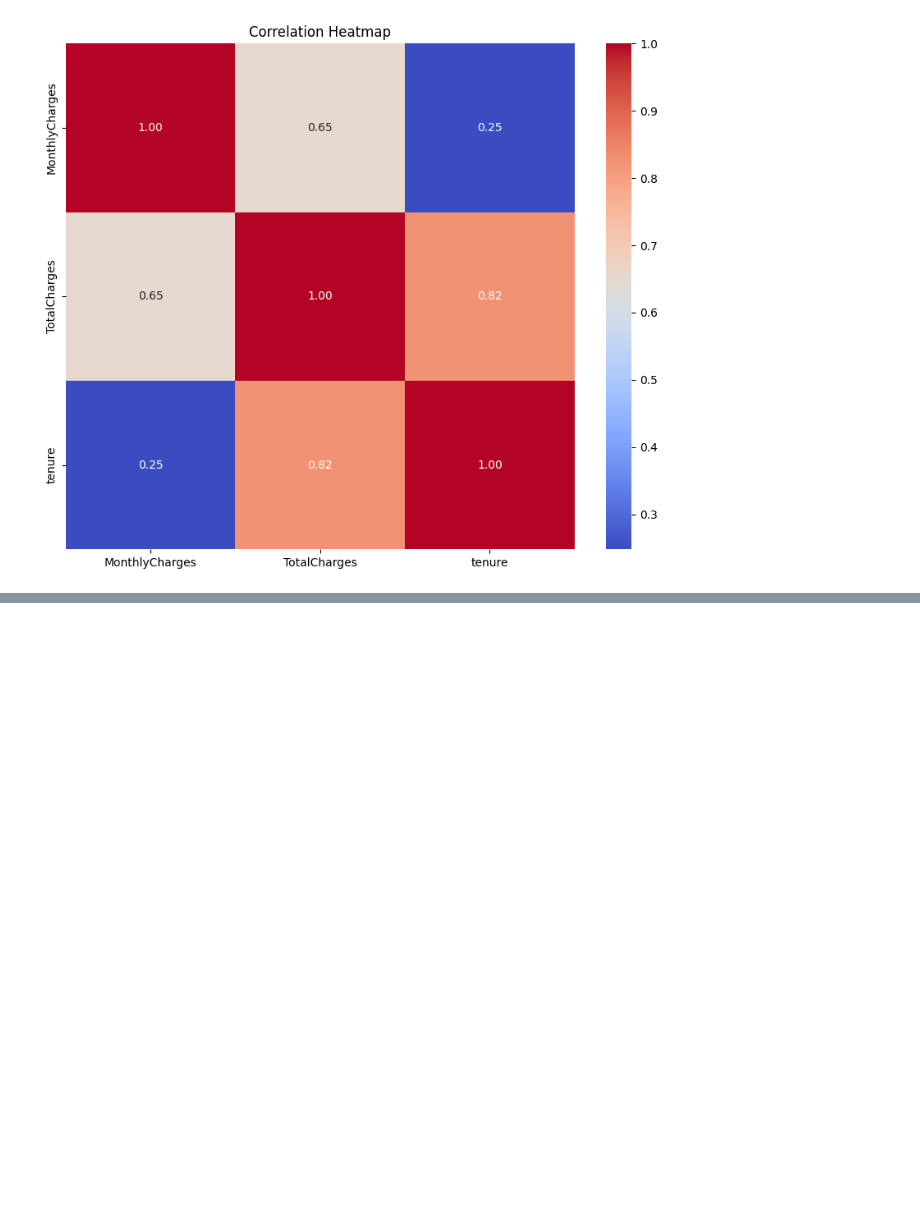
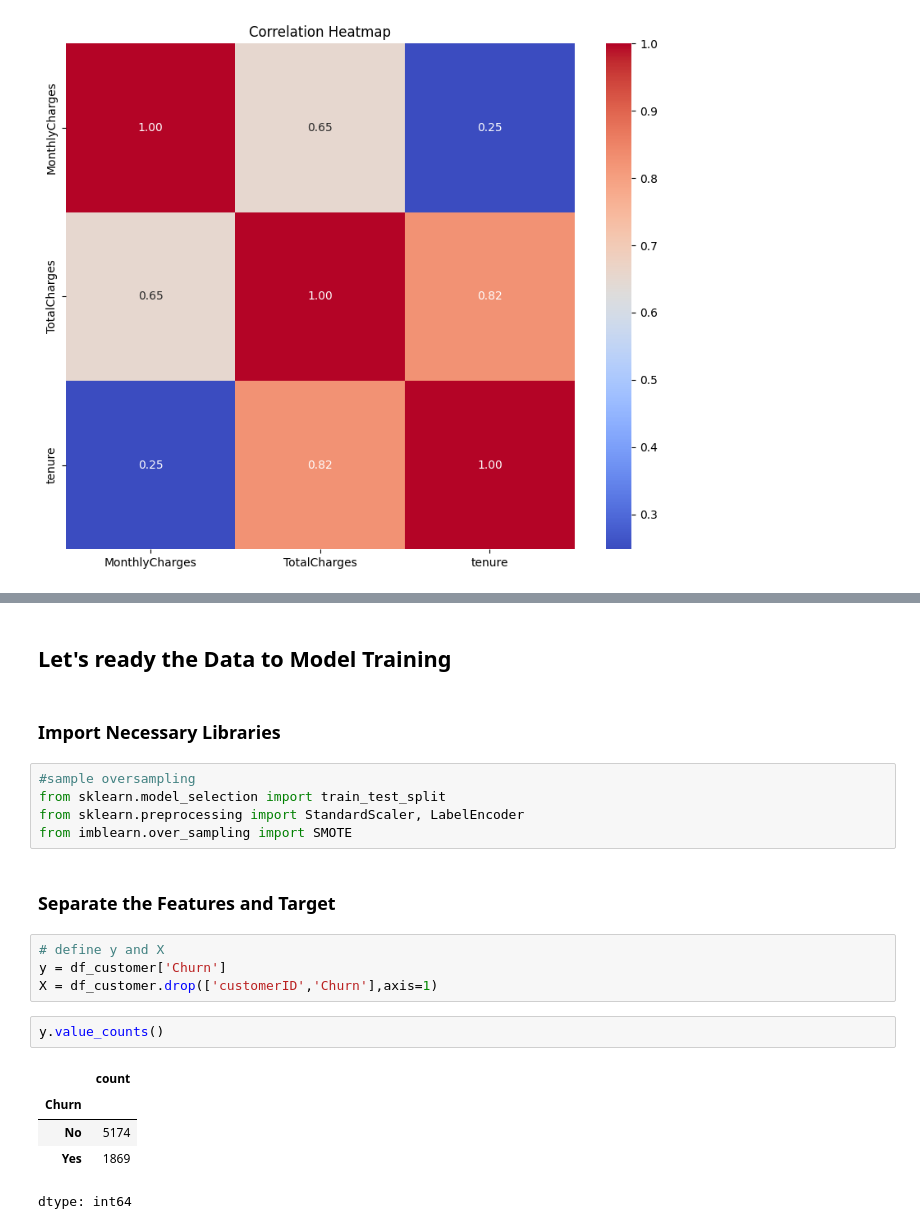
Before and after one commit to temesgen0/Customer_Churn_Prediction, a Jupyter notebook: ChurnCustomers.ipynb, the cells around one changed output, grey strips where cells are left out. Drawn from its saved outputs; the diff is of its cells as text; blank space fills up the shorter version.

```diff
--- a/ChurnCustomers.ipynb
+++ b/ChurnCustomers.ipynb
@@ -456,0 +500,23 @@ plt.show()
+# %% [markdown]
+## Let's ready the Data to Model Training
+# %% [markdown]
+### Import Necessary Libraries
+# %%
+#sample oversampling
+from sklearn.model_selection import train_test_split
+from sklearn.preprocessing import StandardScaler, LabelEncoder
+from imblearn.over_sampling import SMOTE
+# %% [markdown]
+### Separate the Features and Target
+# %%
+# define y and X
+y = df_customer['Churn']
+X = df_customer.drop(['customerID','Churn'],axis=1)
+# %%
+y.value_counts()
+# %% [output]
+|  | count |
+| Churn |  |
+| No | 5174 |
+| Yes | 1869 |
+dtype: int64
```
Also changed, not shown: parts of 18 cells of this notebook.
